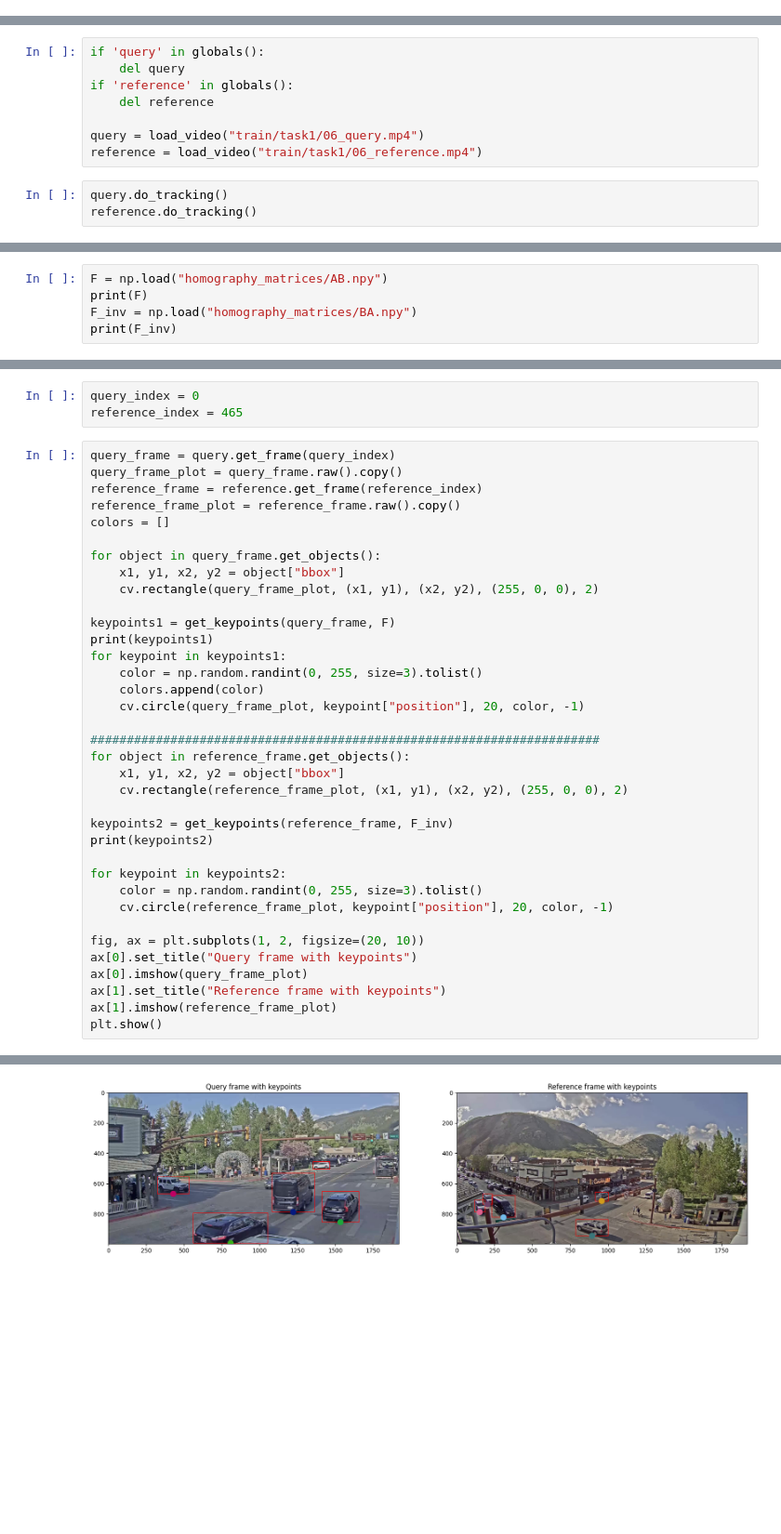
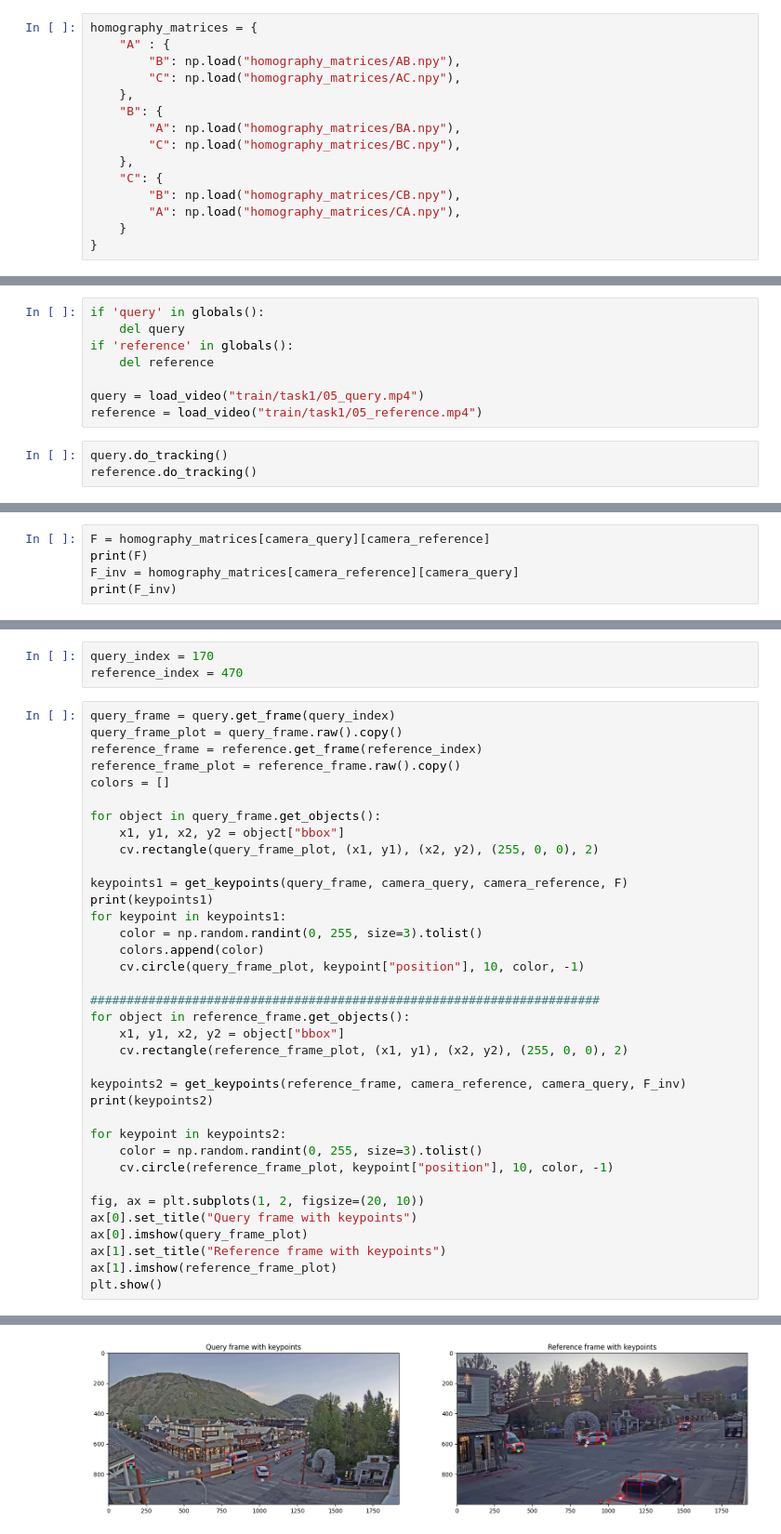
Before and after one commit to visanalexandru/CV-Project2, a Jupyter notebook: task1.ipynb, the cells around one changed output, grey strips where cells are left out. Shown at 93% size. Saved outputs shown, nothing was run; the diff lists cells and outputs as text; blank space fills up the shorter version.

```diff
--- a/task1.ipynb
+++ b/task1.ipynb
@@ -9,0 +11,15 @@ from utils import *
+# %%
+homography_matrices = {
+    "A" : {
+        "B": np.load("homography_matrices/AB.npy"),
+        "C": np.load("homography_matrices/AC.npy"),
+    },
+    "B": {
+        "A": np.load("homography_matrices/BA.npy"),
+        "C": np.load("homography_matrices/BC.npy"),
+    },
+    "C": {
+        "B": np.load("homography_matrices/CB.npy"),
+        "A": np.load("homography_matrices/CA.npy"),
+    }
+}
@@ -13,8 +32,8 @@ if 'query' in globals():
 if 'reference' in globals():
     del reference
 
-query = load_video("train/task1/06_query.mp4")
-reference = load_video("train/task1/06_reference.mp4")
+query = load_video("train/task1/05_query.mp4")
+reference = load_video("train/task1/05_reference.mp4")
 # %%
 query.do_tracking()
 reference.do_tracking()
@@ -30,6 +49,6 @@ Reference camera: B
 # %%
-F = np.load("homography_matrices/AB.npy")
+F = homography_matrices[camera_query][camera_reference]
 print(F)
-F_inv = np.load("homography_matrices/BA.npy")
+F_inv = homography_matrices[camera_reference][camera_query]
 print(F_inv)
 # %% [output]
@@ -58,6 +77,6 @@ Best frame index: 143 7
 # %%
-query_index = 0
-reference_index = 465
+query_index = 170
+reference_index = 470
 # %%
 query_frame = query.get_frame(query_index)
 query_frame_plot = query_frame.raw().copy()
@@ -69,24 +88,24 @@ for object in query_frame.get_objects():
     x1, y1, x2, y2 = object["bbox"]
     cv.rectangle(query_frame_plot, (x1, y1), (x2, y2), (255, 0, 0), 2)
 
-keypoints1 = get_keypoints(query_frame, F)
+keypoints1 = get_keypoints(query_frame, camera_query, camera_reference, F)
 print(keypoints1)
 for keypoint in keypoints1:
     color = np.random.randint(0, 255, size=3).tolist()
     colors.append(color)
-    cv.circle(query_frame_plot, keypoint["position"], 20, color, -1)
+    cv.circle(query_frame_plot, keypoint["position"], 10, color, -1)
 
 ######################################################################
 for object in reference_frame.get_objects():
     x1, y1, x2, y2 = object["bbox"]
     cv.rectangle(reference_frame_plot, (x1, y1), (x2, y2), (255, 0, 0), 2)
 
-keypoints2 = get_keypoints(reference_frame, F_inv)
+keypoints2 = get_keypoints(reference_frame, camera_reference, camera_query, F_inv)
 print(keypoints2)
 
 for keypoint in keypoints2:
     color = np.random.randint(0, 255, size=3).tolist()
-    cv.circle(reference_frame_plot, keypoint["position"], 20, color, -1)
+    cv.circle(reference_frame_plot, keypoint["position"], 10, color, -1)
 
 fig, ax = plt.subplots(1, 2, figsize=(20, 10))
 ax[0].set_title("Query frame with keypoints")
@@ -100,4 +119,4 @@ plt.show()
-[figure, old version]
+[figure, new version]
 # %%
 reference_frame = reference.get_frame(reference_index)
 reference_frame_plot = reference_frame.raw().copy()
```
Also changed, not shown: parts of 10 cells of this notebook, 2 other files.
